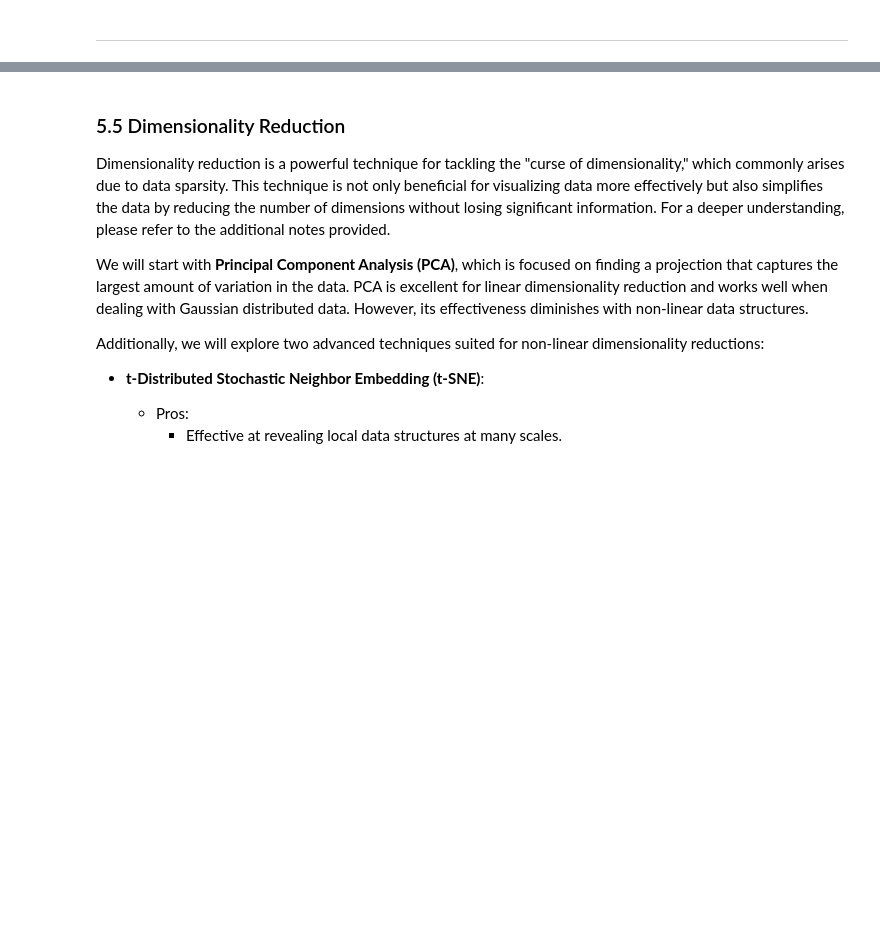
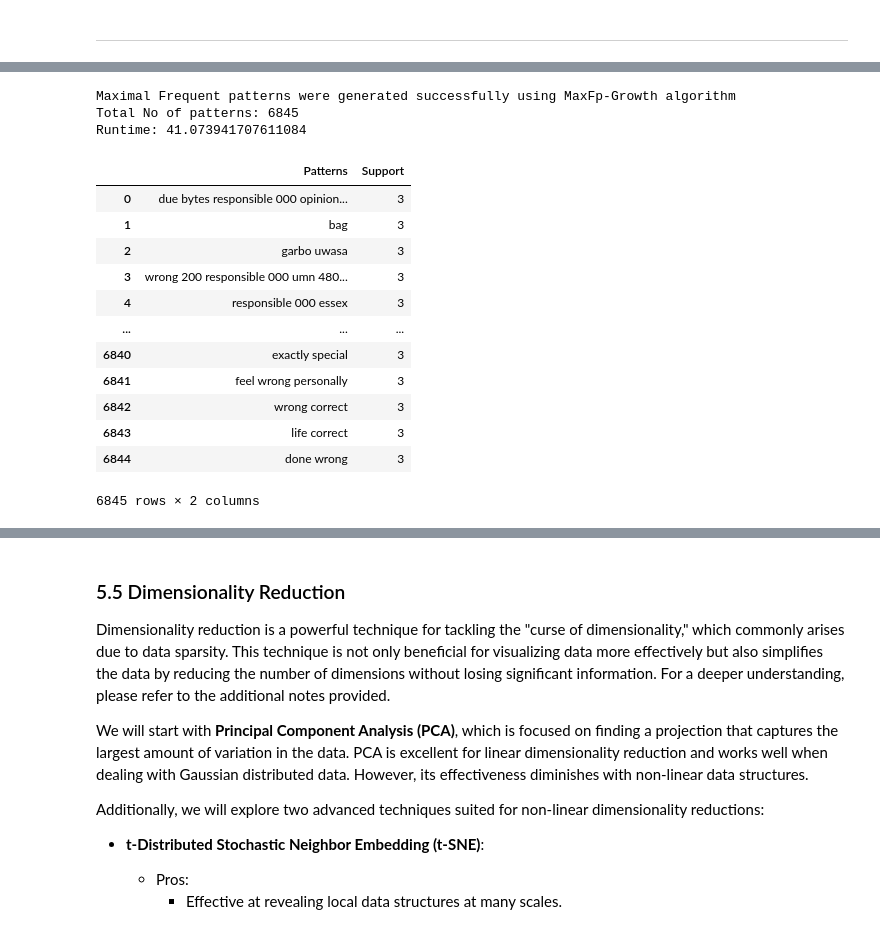
Before and after one commit to chiajungchang2003/DM2025-Lab1-Exercise, a Jupyter notebook: DM2025-Lab1-Master.ipynb, the cells around one changed output, grey strips where cells are left out. Cells and saved outputs as stored; diff of their text form; code cells hidden in the pictures; blank space fills up the shorter version.

```diff
--- a/DM2025-Lab1-Master.ipynb
+++ b/DM2025-Lab1-Master.ipynb
@@ -1978,0 +2053,24 @@ Implement the FAE Top-K and MaxFPGrowth algorithms from the PAMI library to anal
+# %%
+obj = algo2.MaxFPGrowth(iFile=FILE, minSup=3,sep='\t')
+obj.mine()
+frequentPatternsDF= obj.getPatternsAsDataFrame()
+print('Total No of patterns: ' + str(len(frequentPatternsDF)))
+print('Runtime: ' + str(obj.getRuntime()))
+frequentPatternsDF
+# %% [output]
+Maximal Frequent patterns were generated successfully using MaxFp-Growth algorithm
+Total No of patterns: 6845
+Runtime: 41.073941707611084
+|  | Patterns | Support |
+| 0 | due bytes responsible 000 opinion... | 3 |
+| 1 | bag | 3 |
+| 2 | garbo uwasa | 3 |
+| 3 | wrong 200 responsible 000 umn 480... | 3 |
+| 4 | responsible 000 essex | 3 |
+| ... | ... | ... |
+| 6840 | exactly special | 3 |
+| 6841 | feel wrong personally | 3 |
+| 6842 | wrong correct | 3 |
+| 6843 | life correct | 3 |
+| 6844 | done wrong | 3 |
+6845 rows × 2 columns
```
Also changed, not shown: parts of 8 cells of this notebook.
